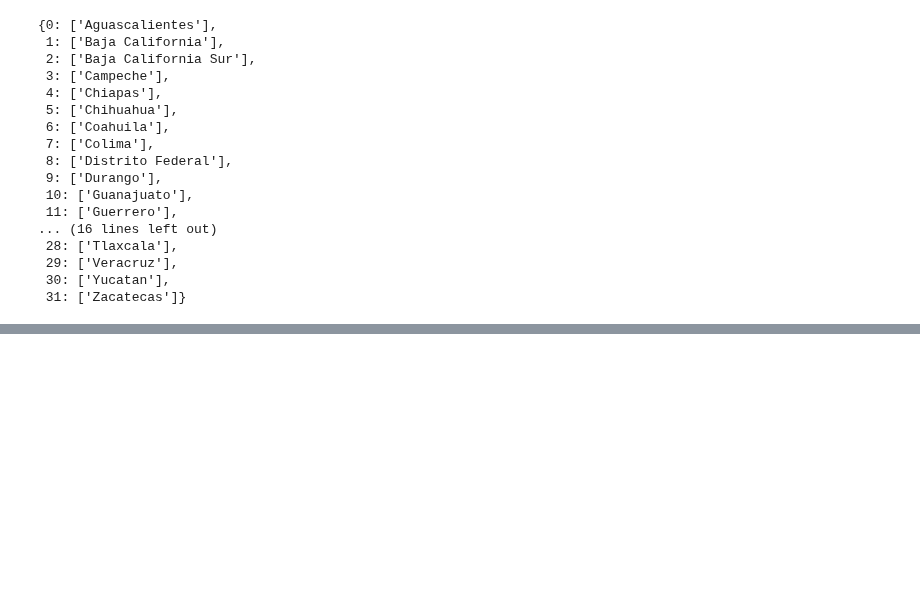
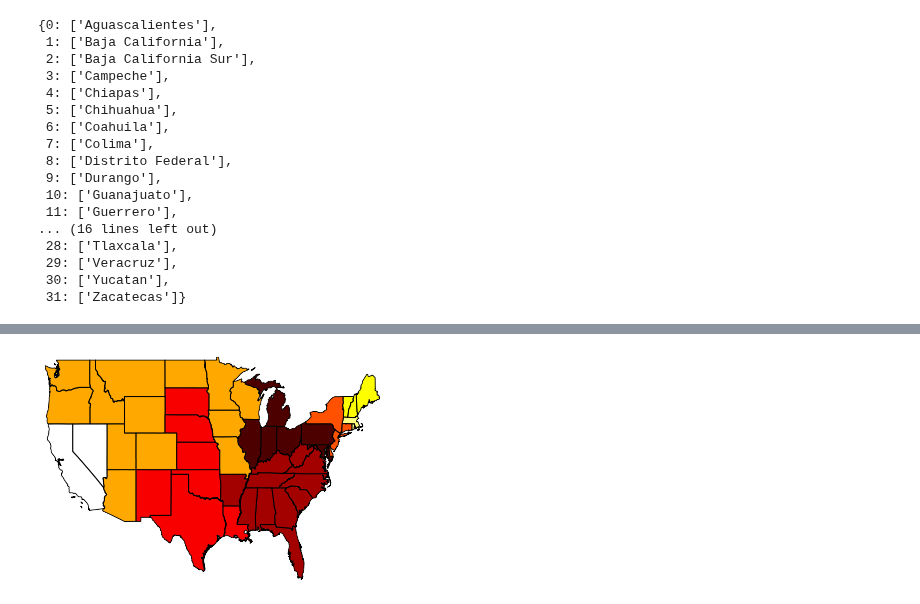
Before and after one commit to pysal/pysal, a Jupyter notebook: pysal/contrib/clusterpy.ipynb, the cells around one changed output, grey strips where cells are left out. Saved outputs shown, nothing was run; the diff lists cells and outputs as text; code cells hidden in the pictures; blank space fills up the shorter version.

```diff
--- a/pysal/contrib/clusterpy.ipynb
+++ b/pysal/contrib/clusterpy.ipynb
@@ -378,0 +746,8 @@ np.nonzero(regions==4)
+# %%
+regions = usy.region2areas
+# %%
+regions = np.array(regions)
+# %%
+maps.plot_choropleth(shp, regions[reorder], 'unique_values')
+# %% [output]
+[figure, added]
```
Also changed, not shown: parts of 53 cells of this notebook, 1 other file.
